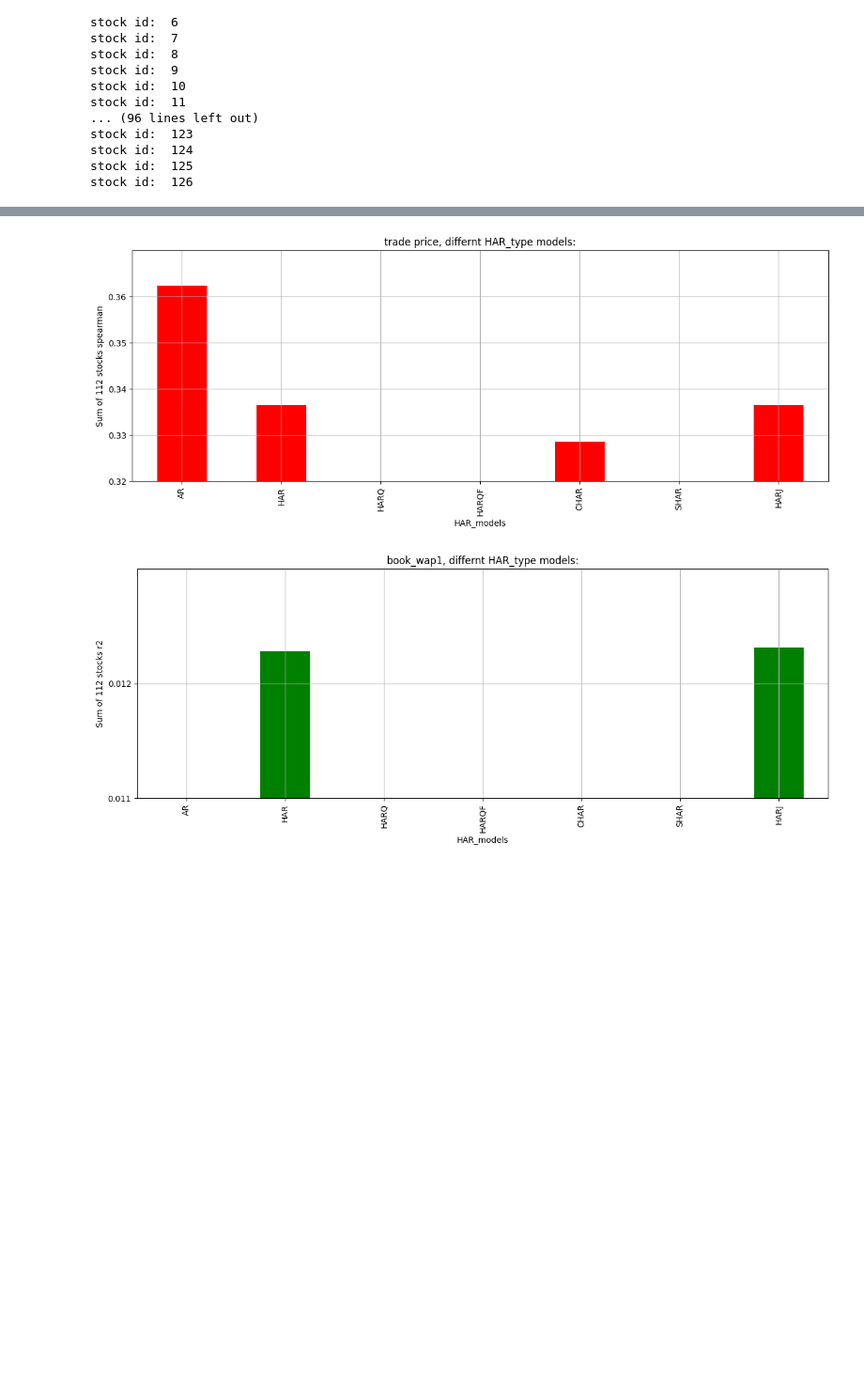
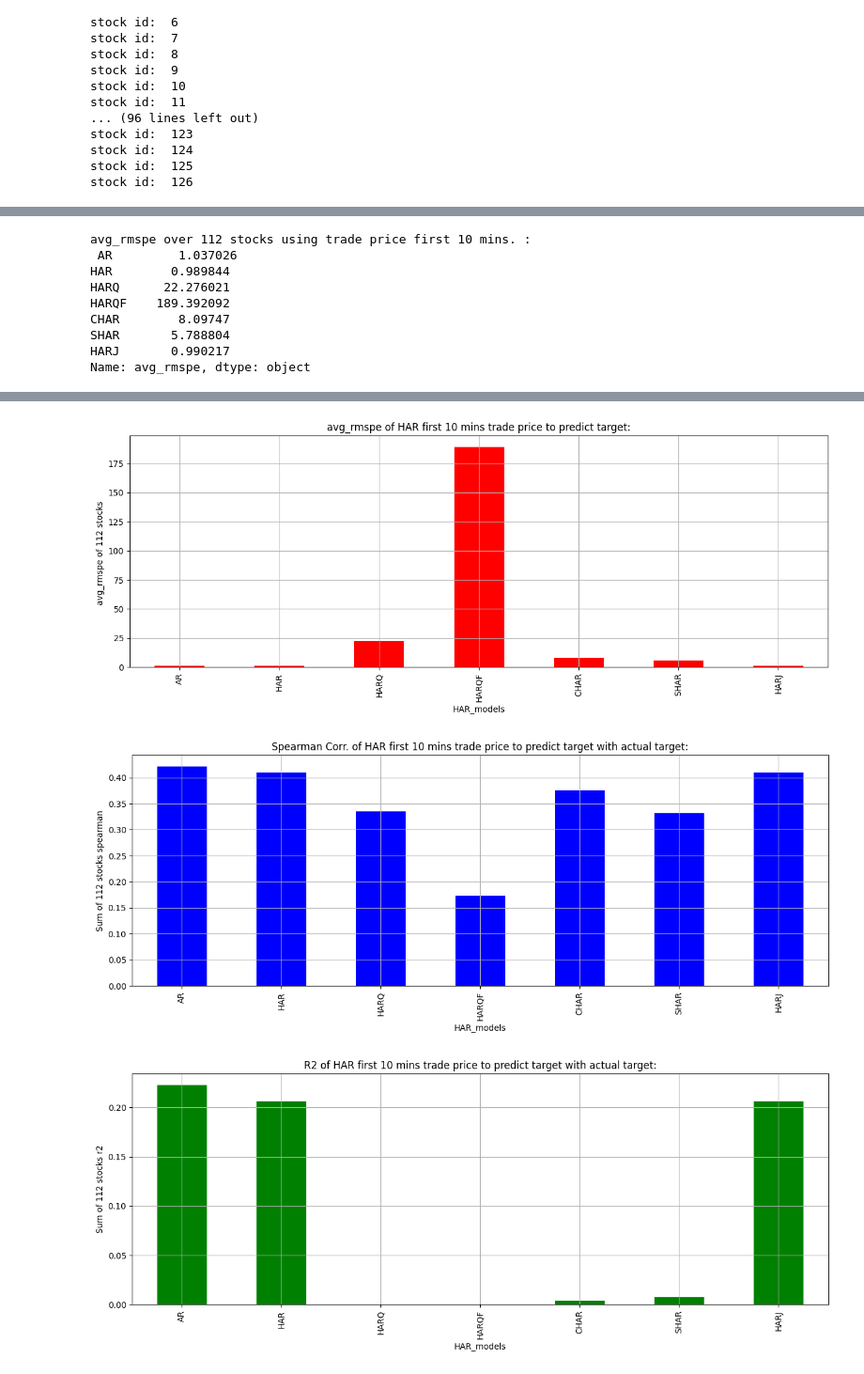
Before and after one commit to JosePeeterson/Optiver-Realized-Volatility-Prediction, a Jupyter notebook: src/GARCH_volatility_models/HAR_model/HAR.ipynb, the cells around one changed output, grey strips where cells are left out. Shown at 94% size. Saved outputs shown, nothing was run; the diff lists cells and outputs as text; code cells hidden in the pictures; blank space fills up the shorter version.

```diff
--- a/src/GARCH_volatility_models/HAR_model/HAR.ipynb
+++ b/src/GARCH_volatility_models/HAR_model/HAR.ipynb
@@ -1023,13 +1591,29 @@ all_st_HARJ_mse_sum = np.sum(all_st_HARJ_mse_sum)
 all_st_HARJ_mae_sum = np.sum(all_st_HARJ_mae_sum)
 
 
-fig, ax = plt.subplots(figsize=(15,5))
+fig, ax = plt.subplots(figsize=(15,4))
 x = ['HAR_mse', 'HAR_mae', 'HARJ_mse','HARJ_mae', 'AR_mse','AR_mae', 'CHAR_mse','CHAR_mae', 'SHAR_mse','SHAR_mae','HARQF_mse','HARQF_mae', 'HARQ_mse','HARQ_mae']
 y = [all_st_HAR_mse_sum, all_st_HAR_mae_sum, all_st_HARJ_mse_sum, all_st_HARJ_mae_sum, all_st_AR_mse_sum, all_st_AR_mae_sum, all_st_CHAR_mse_sum,\
      all_st_CHAR_mae_sum, all_st_SHAR_mse_sum, all_st_SHAR_mae_sum,all_st_HARQF_mse_sum, all_st_HARQF_mae_sum, all_st_HARQ_mse_sum, all_st_HARQ_mae_sum]
 colors = ['skyblue', 'lightgreen'] * 7  # Alternating colors for each pair
 ax.bar(x,y, color=colors)
-ax.set_title('HAR_trade_price_final_predictions_errors_dict')
+ax.set_title('Errors of HAR first 10 mins trade price to predict target')
+ax.set_xlabel('Metric')
+ax.set_ylabel('Sum of 112 stocks Errors')
+# ax.set_ylim([0,0.04])
+# ax.set_yticks(np.arange(0,0.04,0.005))
+ax.grid(True)
+fig.tight_layout()
+fig.show()
+
+
+fig, ax = plt.subplots(figsize=(15,4))
+x = ['HAR_mse', 'HAR_mae', 'HARJ_mse','HARJ_mae', 'AR_mse','AR_mae', 'CHAR_mse','CHAR_mae', 'SHAR_mse','SHAR_mae','HARQF_mse','HARQF_mae', 'HARQ_mse','HARQ_mae']
+y = [all_st_HAR_mse_sum, all_st_HAR_mae_sum, all_st_HARJ_mse_sum, all_st_HARJ_mae_sum, all_st_AR_mse_sum, all_st_AR_mae_sum, all_st_CHAR_mse_sum,\
+     all_st_CHAR_mae_sum, all_st_SHAR_mse_sum, all_st_SHAR_mae_sum,all_st_HARQF_mse_sum, all_st_HARQF_mae_sum, all_st_HARQ_mse_sum, all_st_HARQ_mae_sum]
+colors = ['skyblue', 'lightgreen'] * 7  # Alternating colors for each pair
+ax.bar(x,y, color=colors)
+ax.set_title('Errors of HAR first 10 mins trade price to predict target')
 ax.set_xlabel('Metric')
 ax.set_ylabel('Sum of 112 stocks Errors')
 ax.set_ylim([0,0.04])
@@ -1048,6 +1649,9 @@ Plot ACF and PACF for trade price volatilities.
 
 def rmse(y_true, y_pred):
     return np.sqrt(np.mean(np.square(y_pred - y_true) ))
+
+def rmspe(y_true, y_pred):
+    return np.sqrt(np.mean(np.square((y_pred - y_true) / y_true)))
 
 def mse(y_true, y_pred):
     return np.mean(np.square(y_pred - y_true))
@@ -1064,6 +1668,7 @@ unique_stock_ids = HAR_trade_price_all_predictions['st_id'].unique()
 def compute_acf_pacf_n_metrics(unique_stock_ids,HAR_trade_price_all_predictions,HAR_types):
 
     all_rmse = {'tr_all_predsA':[],	'tr_all_preds':[],	'tr_all_predsQ':[],	'tr_all_predsF':[],	'tr_all_predsC':[],	'tr_all_predsS':[], 'tr_all_predsJ':[]}
+    all_rmspe = {'tr_all_predsA':[],	'tr_all_preds':[],	'tr_all_predsQ':[],	'tr_all_predsF':[],	'tr_all_predsC':[],	'tr_all_predsS':[], 'tr_all_predsJ':[]}
     all_mse = {'tr_all_predsA':[],	'tr_all_preds':[],	'tr_all_predsQ':[],	'tr_all_predsF':[],	'tr_all_predsC':[],	'tr_all_predsS':[], 'tr_all_predsJ':[]}
     all_spearman = {'tr_all_predsA':[],	'tr_all_preds':[],	'tr_all_predsQ':[],	'tr_all_predsF':[],	'tr_all_predsC':[],	'tr_all_predsS':[], 'tr_all_predsJ':[]}
     all_r2 = {'tr_all_predsA':[],	'tr_all_preds':[],	'tr_all_predsQ':[],	'tr_all_predsF':[],	'tr_all_predsC':[],	'tr_all_predsS':[], 'tr_all_predsJ':[]}
@@ -1109,6 +1714,7 @@ def compute_acf_pacf_n_metrics(unique_stock_ids,HAR_trade_price_all_predictions,
             all_mse[har_type].append(mse_s)
             all_spearman[har_type].append(spearman_s)
             all_r2[har_type].append(r2_s)
+            all_rmspe[har_type].append(rmspe(y_true, y_pred))
             # print('stock id: ',s)
             # print('HAR type: ',har_type)
             # print('rmse: ',rmse_s)
@@ -1117,7 +1723,7 @@ def compute_acf_pacf_n_metrics(unique_stock_ids,HAR_trade_price_all_predictions,
             # print('r2: ',r2_s)
 
     model_names = ['AR', 'HAR', 'HARQ', 'HARQF', 'CHAR', 'SHAR', 'HARJ']
-    HAR_error_metrics = pd.DataFrame(index= model_names, columns= ["rmse", "mse", ])
+    HAR_error_metrics = pd.DataFrame(index= model_names, columns= ["rmse", "mse", "avg_rmspe" ])
     HAR_corr_metrics = pd.DataFrame(index= model_names, columns= [ "spearman","r2"])
     for har_type,m_name in zip(HAR_types,model_names):
         #print('\n\n\nGLOBAL Mean Metric for HAR type: ',har_type)
@@ -1125,12 +1731,13 @@ def compute_acf_pacf_n_metrics(unique_stock_ids,HAR_trade_price_all_predictions,
         sum_mse = np.sum(all_mse[har_type])
         sum_spearman = np.sum(all_spearman[har_type])
         sum_r2 = np.sum(all_r2[har_type])
-        HAR_error_metrics.loc[m_name] = [sum_rmse, sum_mse, ]
+        avg_rmspe = np.mean(all_rmspe[har_type])
+        HAR_error_metrics.loc[m_name] = [sum_rmse, sum_mse, avg_rmspe]
         HAR_corr_metrics.loc[m_name] = [sum_spearman, sum_r2]
 
     fig, ax = plt.subplots(figsize=(15,5))
-    HAR_error_metrics.plot.bar(ax=ax)
-    ax.set_title('trade price, differnt HAR_type models:')
+    HAR_error_metrics[["rmse", "mse"]].plot.bar(ax=ax)
+    ax.set_title('Errors of HAR first 10 mins trade price to predict target:')
     ax.set_xlabel('HAR_models')
     ax.set_ylabel('Sum of 112 stocks HAR_error_metrics')
     ax.set_ylim([0,0.01])
@@ -1139,24 +1746,38 @@ def compute_acf_pacf_n_metrics(unique_stock_ids,HAR_trade_price_all_predictions,
     #fig.tight_layout()
     fig.show()
 
+
     fig, ax = plt.subplots(figsize=(15,5))
-    HAR_corr_metrics['spearman'].plot.bar(ax=ax,color=['red'])
-    ax.set_title('trade price, differnt HAR_type models:')
+    HAR_error_metrics['avg_rmspe'].plot.bar(ax=ax,color=['red'])
+    ax.set_title('avg_rmspe of HAR first 10 mins trade price to predict target:')
+    ax.set_xlabel('HAR_models')
+    ax.set_ylabel('avg_rmspe of 112 stocks ')
+    # ax.set_ylim([0.32,0.37])
+    # ax.set_yticks(np.arange(0.32,0.37,0.01))
+    ax.grid(True)
+    #fig.tight_layout()
+    fig.show()
+
+    print("avg_rmspe over 112 stocks using trade price first 10 mins. :\n", HAR_error_metrics['avg_rmspe'])
+
+    fig, ax = plt.subplots(figsize=(15,5))
+    HAR_corr_metrics['spearman'].plot.bar(ax=ax,color=['blue'])
+    ax.set_title('Spearman Corr. of HAR first 10 mins trade price to predict target with actual target:')
     ax.set_xlabel('HAR_models')
     ax.set_ylabel('Sum of 112 stocks spearman')
-    ax.set_ylim([0.32,0.37])
-    ax.set_yticks(np.arange(0.32,0.37,0.01))
+    # ax.set_ylim([0.32,0.37])
+    # ax.set_yticks(np.arange(0.32,0.37,0.01))
     ax.grid(True)
     #fig.tight_layout()
     fig.show()
 
     fig, ax = plt.subplots(figsize=(15,5))
     HAR_corr_metrics["r2"].plot.bar(ax=ax,color=['green'])
-    ax.set_title('book_wap1, differnt HAR_type models:')
+    ax.set_title('R2 of HAR first 10 mins trade price to predict target with actual target:')
     ax.set_xlabel('HAR_models')
     ax.set_ylabel('Sum of 112 stocks r2')
-    ax.set_ylim([0.011,0.013])
-    ax.set_yticks(np.arange(00.011,0.013,0.001))
+    # ax.set_ylim([0.011,0.013])
+    # ax.set_yticks(np.arange(00.011,0.013,0.001))
     ax.grid(True)
     #fig.tight_layout()
     fig.show()
@@ -1171,3 +1792,12 @@ HAR_types = ["tr_all_predsA", "tr_all_preds", "tr_all_predsQ", "tr_all_predsF",
 ##### Autocorrelation and Partial Autocorrelation Plot EVERY individual stock
 compute_acf_pacf_n_metrics(unique_stock_ids,HAR_trade_price_all_predictions,HAR_types)
 # %% [output]
+avg_rmspe over 112 stocks using trade price first 10 mins. :
+ AR         1.037026
+HAR        0.989844
+HARQ      22.276021
+HARQF    189.392092
+CHAR        8.09747
+SHAR       5.788804
+HARJ       0.990217
+Name: avg_rmspe, dtype: object
@@ -1175,2 +1805,3 @@ compute_acf_pacf_n_metrics(unique_stock_ids,HAR_trade_price_all_predictions,HAR_
-[figure, old version]
+[figure, new version]
-[figure, old version]
+[figure, new version]
+[figure, added]
```
Also changed, not shown: parts of 25 cells of this notebook, 10 other files.
